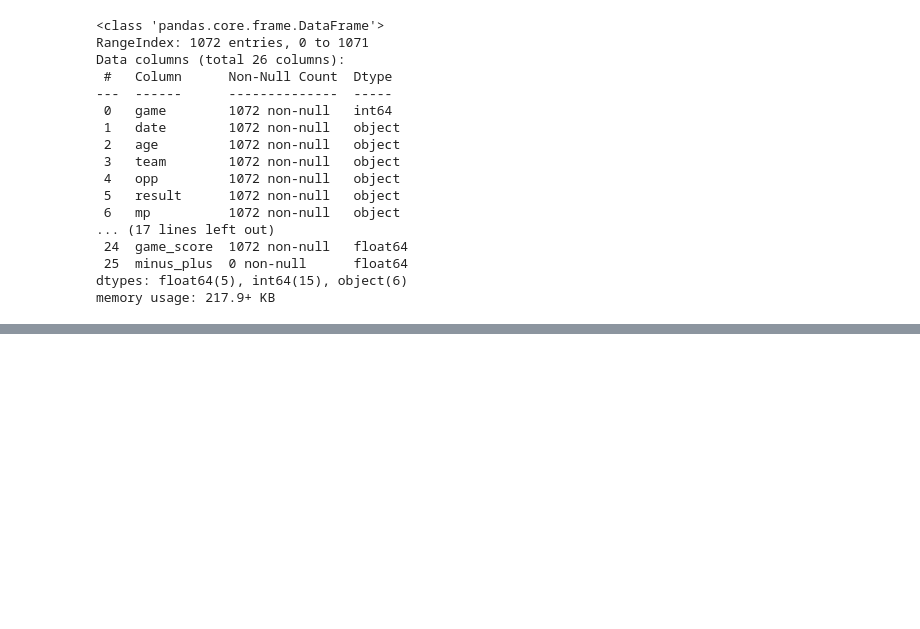
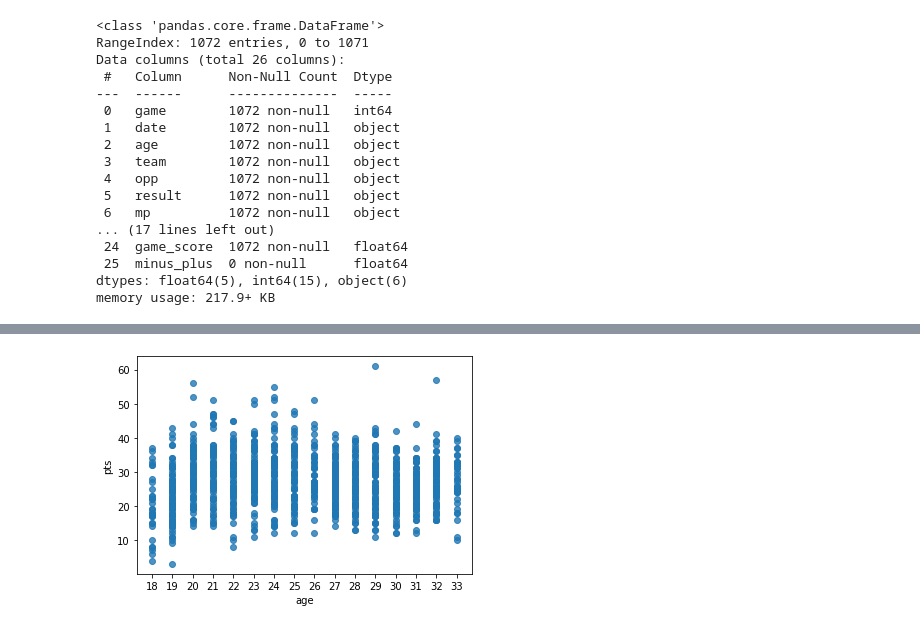
Before and after one commit to Raphfreitas/Algo, a Jupyter notebook: Projet/Untitled.ipynb, the cells around one changed output, grey strips where cells are left out. Saved outputs shown, nothing was run; the diff lists cells and outputs as text; code cells hidden in the pictures; blank space fills up the shorter version.

```diff
--- a/Projet/Untitled.ipynb
+++ b/Projet/Untitled.ipynb
@@ -23,0 +32,5 @@ mj
+# %%
+lb = pd.read_csv('./Data/lebron_career.csv');
+for i in range(len(lb)) :
+    lb.age[i] = lb.age[i][0:2]
+lb
@@ -67,0 +141,5 @@ mj.head()
+# %%
+sns.regplot(x=lb["age"], y=lb["pts"], fit_reg=False)
+plt.show()
+# %% [output]
+[figure, added]
```
Also changed, not shown: parts of 14 cells of this notebook.
